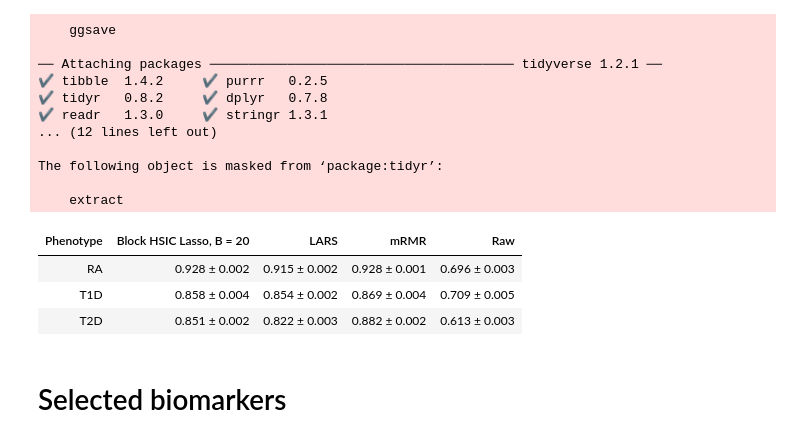
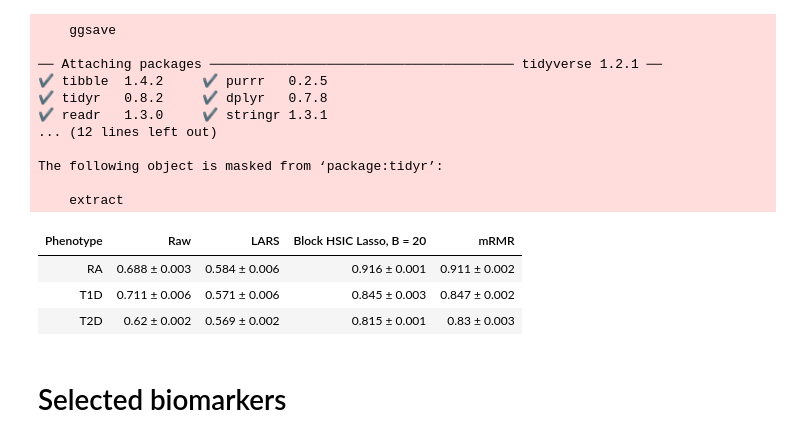
Before and after one commit to hclimente/nori, a Jupyter notebook: doc/gwas.ipynb, the cells around one changed output. Cells and saved outputs as stored; diff of their text form; code cells hidden in the pictures.

```diff
--- a/doc/gwas.ipynb
+++ b/doc/gwas.ipynb
@@ -25,26 +26,29 @@ The following object is masked from ‘package:tidyr’:
     extract
 # %%
 exps <- c('t1d', 't2d', 'ra')
+methods <- c('Raw', 'LARS', 'Block HSIC Lasso, B = 20', 'mRMR')
 
 lapply(exps, function(e) {
     read_tsv(paste0('../results/gwas/', e, '/', e, '_prediction.tsv'),
              col_types = 'ciid') %>%
     mutate(model = ifelse(model == 'HSIC_lasso-B=20-M=3, discrete_x = True',
                           'Block HSIC Lasso, B = 20' , model),
-           Phenotype = toupper(e))
+           model = factor(model, levels = methods),
+           Phenotype = toupper(e)) %>%
+    filter(selected == 10 | is.na(selected))
 }) %>% bind_rows %>%
     group_by(Phenotype, model) %>%
     summarize(ended = sum(!is.na(accuracy)),
               sem = (sd(accuracy, na.rm = T) / ended),
               accuracy = mean(accuracy, na.rm = T) %>% round(digits = 3),
               ci = (1.96 * sem / sqrt(ended)) %>% round(digits = 3),
               fmt_accuracy = paste(accuracy, '±', ci)) %>%
     select(-accuracy, -sem, -ci, -ended) %>%
     spread(key = model, value = fmt_accuracy)
 # %% [output]
-| Phenotype | Block HSIC Lasso, B = 20 | LARS | mRMR | Raw |
-| RA | 0.928 ± 0.002 | 0.915 ± 0.002 | 0.928 ± 0.001 | 0.696 ± 0.003 |
-| T1D | 0.858 ± 0.004 | 0.854 ± 0.002 | 0.869 ± 0.004 | 0.709 ± 0.005 |
-| T2D | 0.851 ± 0.002 | 0.822 ± 0.003 | 0.882 ± 0.002 | 0.613 ± 0.003 |
+| Phenotype | Raw | LARS | Block HSIC Lasso, B = 20 | mRMR |
+| RA | 0.688 ± 0.003 | 0.584 ± 0.006 | 0.916 ± 0.001 | 0.911 ± 0.002 |
+| T1D | 0.711 ± 0.006 | 0.571 ± 0.006 | 0.845 ± 0.003 | 0.847 ± 0.002 |
+| T2D | 0.62 ± 0.002 | 0.569 ± 0.002 | 0.815 ± 0.001 | 0.83 ± 0.003 |
 # %% [markdown]
 # Selected biomarkers
```
Also changed, not shown: parts of 12 cells of this notebook, 20 other files.
